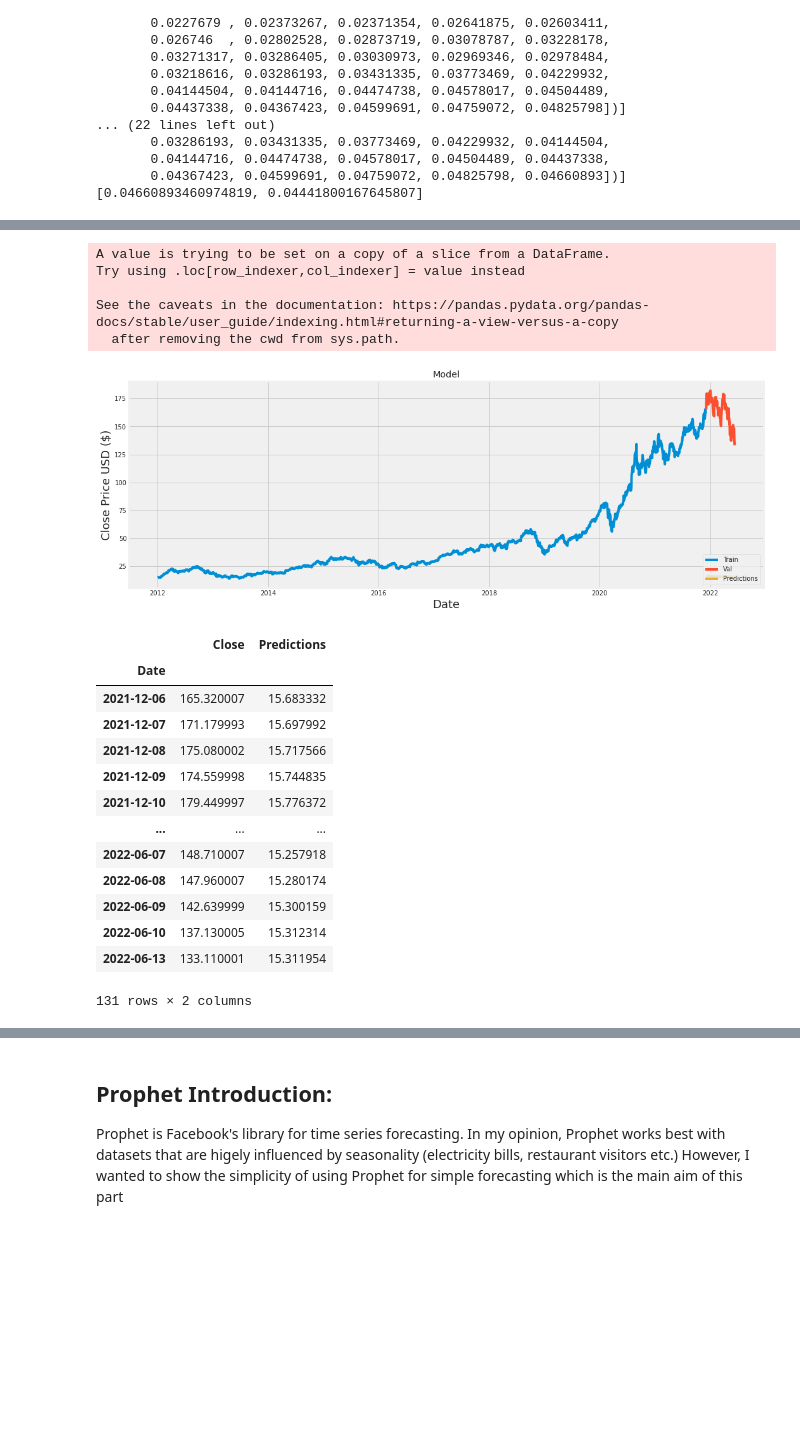
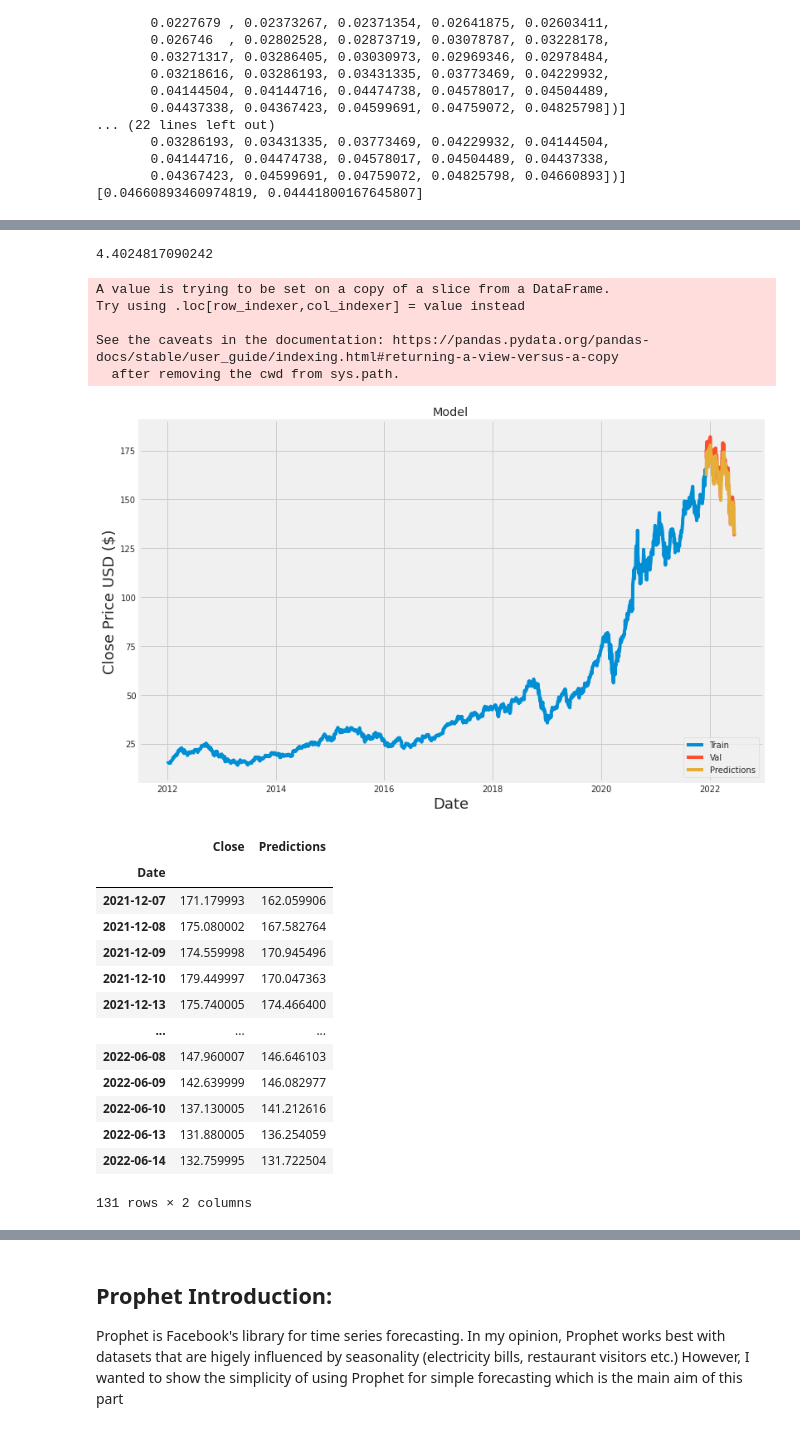
Before and after one commit to Shailendra-Prajapati/Time_Series_Analysis, a Jupyter notebook: Stock_Analysis.ipynb, the cells around one changed output, grey strips where cells are left out. Saved outputs shown, nothing was run; the diff lists cells and outputs as text; code cells hidden in the pictures; blank space fills up the shorter version.

```diff
--- a/Stock_Analysis.ipynb
+++ b/Stock_Analysis.ipynb
@@ -471,5 +471,5 @@ Non-trainable params: 0
 _________________________________________________________________
 # %%
 # Train the model
-model.fit(x_train, y_train, batch_size=10, epochs=10)
+model.fit(x_train, y_train, batch_size=1, epochs=5)
 # %% [output]
@@ -496,40 +486,67 @@ Epoch 10/10
 <keras.callbacks.History at 0x...>
+# %%
+# Create the testing data set
+# Create a new array containing scaled values from index 1543 to 2002
+test_data = scaled_data[training_data_len - 60: , :]
+
+
+# Create the data sets x_test and y_test
+x_test = []
+y_test = dataset[training_data_len:, :]
+for i in range(60, len(test_data)):
+    x_test.append(test_data[i-60:i, 0])
+
+# Convert the data to a numpy array
+x_test = np.array(x_test)
+
+# Reshape the data
+x_test = np.reshape(x_test, (x_test.shape[0], x_test.shape[1], 1 ))
+
+# Get the models predicted price values
+predictions = model.predict(x_test)
+predictions = scaler.inverse_transform(predictions)
+
+# Get the root mean squared error (RMSE)
+rmse = np.sqrt(np.mean(((predictions - y_test) ** 2)))
+rmse
+# %% [output]
+4.4024817090242
 # %%
 # Plot the data
 train = data[:training_data_len]
 valid = data[training_data_len:]
 valid['Predictions'] = predictions
 # Visualize the data
-plt.figure(figsize=(16,6))
+plt.figure(figsize=(12,8))
 plt.title('Model')
 plt.xlabel('Date', fontsize=18)
 plt.ylabel('Close Price USD ($)', fontsize=18)
 plt.plot(train['Close'])
 plt.plot(valid[['Close', 'Predictions']])
 plt.legend(['Train', 'Val', 'Predictions'], loc='lower right')
 plt.show()
 # %% [output]
 A value is trying to be set on a copy of a slice from a DataFrame.
 Try using .loc[row_indexer,col_indexer] = value instead
 
 See the caveats in the documentation: https://pandas.pydata.org/pandas-docs/stable/user_guide/indexing.html#returning-a-view-versus-a-copy
   after removing the cwd from sys.path.
-[figure, old version]
+[figure, new version]
 # %%
 # Show the valid and predicted prices
 valid
 # %% [output]
 |  | Close | Predictions |
 | Date |  |  |
-| 2021-12-06 | 165.320007 | 15.683332 |
-| 2021-12-07 | 171.179993 | 15.697992 |
-| 2021-12-08 | 175.080002 | 15.717566 |
-| 2021-12-09 | 174.559998 | 15.744835 |
-| 2021-12-10 | 179.449997 | 15.776372 |
+| 2021-12-07 | 171.179993 | 162.059906 |
+| 2021-12-08 | 175.080002 | 167.582764 |
+| 2021-12-09 | 174.559998 | 170.945496 |
+| 2021-12-10 | 179.449997 | 170.047363 |
+| 2021-12-13 | 175.740005 | 174.466400 |
 | ... | ... | ... |
-| 2022-06-07 | 148.710007 | 15.257918 |
-| 2022-06-08 | 147.960007 | 15.280174 |
-| 2022-06-09 | 142.639999 | 15.300159 |
-| 2022-06-10 | 137.130005 | 15.312314 |
-| 2022-06-13 | 133.110001 | 15.311954 |
+| 2022-06-08 | 147.960007 | 146.646103 |
+| 2022-06-09 | 142.639999 | 146.082977 |
+| 2022-06-10 | 137.130005 | 141.212616 |
+| 2022-06-13 | 131.880005 | 136.254059 |
+| 2022-06-14 | 132.759995 | 131.722504 |
 131 rows × 2 columns
```
Also changed, not shown: parts of 29 cells of this notebook.
